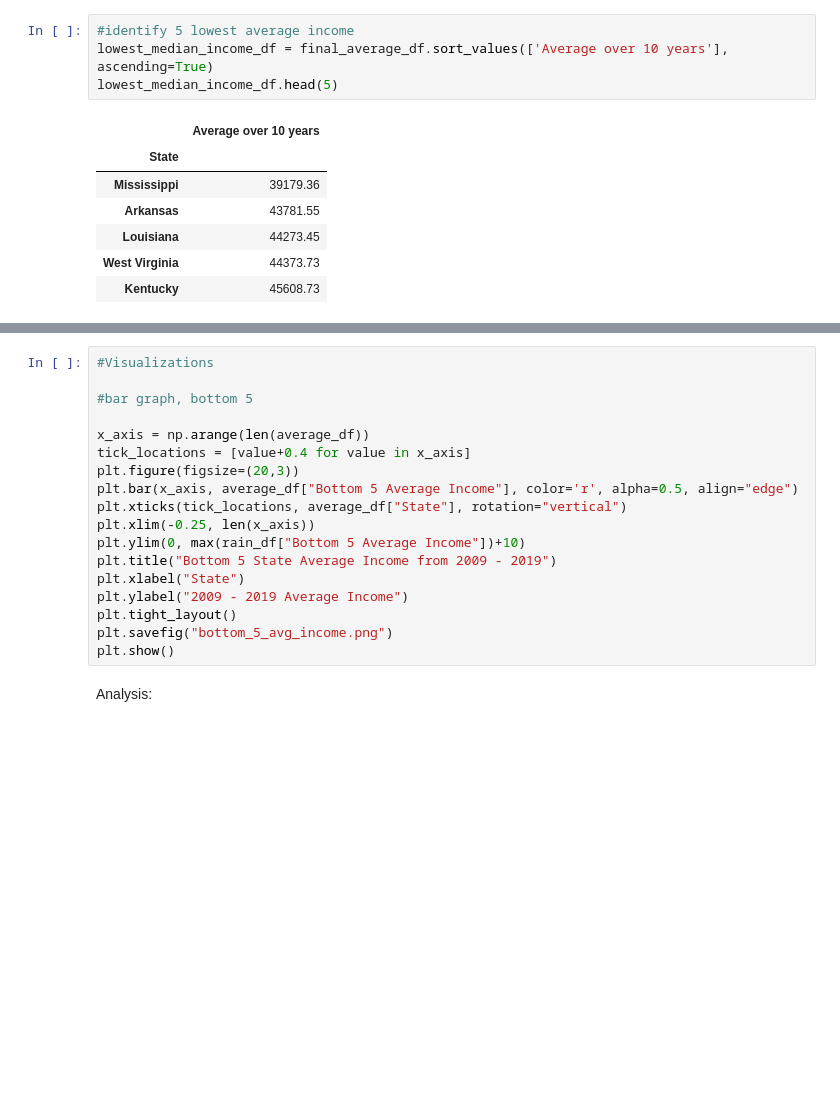
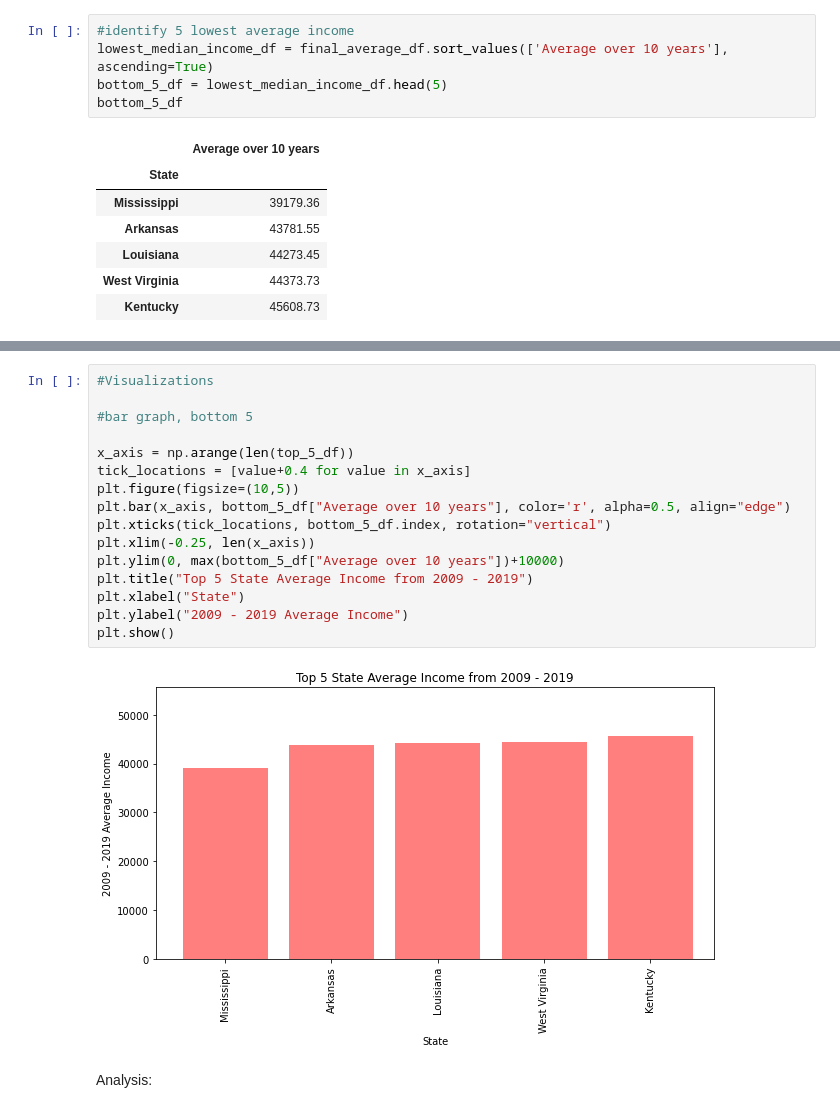
Before and after one commit to josh-acampado/dumbledores_platoon, a Jupyter notebook: Median Income by State.ipynb, the cells around one changed output, grey strips where cells are left out. Cells and saved outputs as stored; diff of their text form; blank space fills up the shorter version.

```diff
--- a/Median Income by State.ipynb
+++ b/Median Income by State.ipynb
@@ -155,7 +168,8 @@ highest_median_income_df.head(5)
 # %%
 #identify 5 lowest average income
 lowest_median_income_df = final_average_df.sort_values(['Average over 10 years'], ascending=True)
-lowest_median_income_df.head(5)
+bottom_5_df = lowest_median_income_df.head(5)
+bottom_5_df
 # %% [output]
 |  | Average over 10 years |
 | State |  |
@@ -205,20 +218,20 @@ plt.show()
 # %%
 #Visualizations
 
 #bar graph, bottom 5
 
-x_axis = np.arange(len(average_df))
+x_axis = np.arange(len(top_5_df))
 tick_locations = [value+0.4 for value in x_axis]
-plt.figure(figsize=(20,3))
-plt.bar(x_axis, average_df["Bottom 5 Average Income"], color='r', alpha=0.5, align="edge")
-plt.xticks(tick_locations, average_df["State"], rotation="vertical")
+plt.figure(figsize=(10,5))
+plt.bar(x_axis, bottom_5_df["Average over 10 years"], color='r', alpha=0.5, align="edge")
+plt.xticks(tick_locations, bottom_5_df.index, rotation="vertical")
 plt.xlim(-0.25, len(x_axis))
-plt.ylim(0, max(rain_df["Bottom 5 Average Income"])+10)
-plt.title("Bottom 5 State Average Income from 2009 - 2019")
+plt.ylim(0, max(bottom_5_df["Average over 10 years"])+10000)
+plt.title("Top 5 State Average Income from 2009 - 2019")
 plt.xlabel("State")
 plt.ylabel("2009 - 2019 Average Income")
-plt.tight_layout()
-plt.savefig("bottom_5_avg_income.png")
 plt.show()
+# %% [output]
+[figure, added]
 # %% [markdown]
 Analysis:
```
Also changed, not shown: parts of 4 cells of this notebook.
